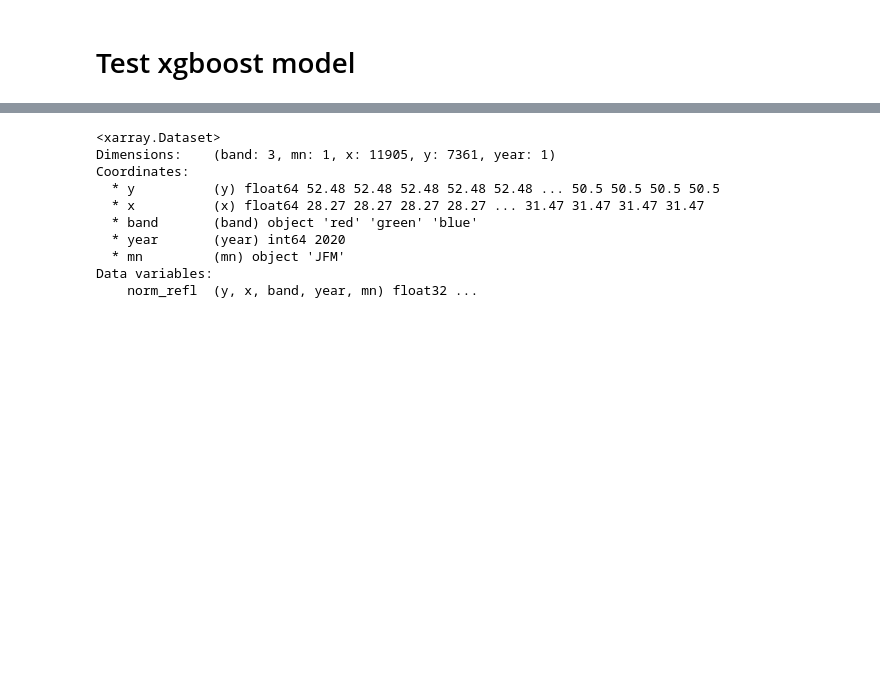
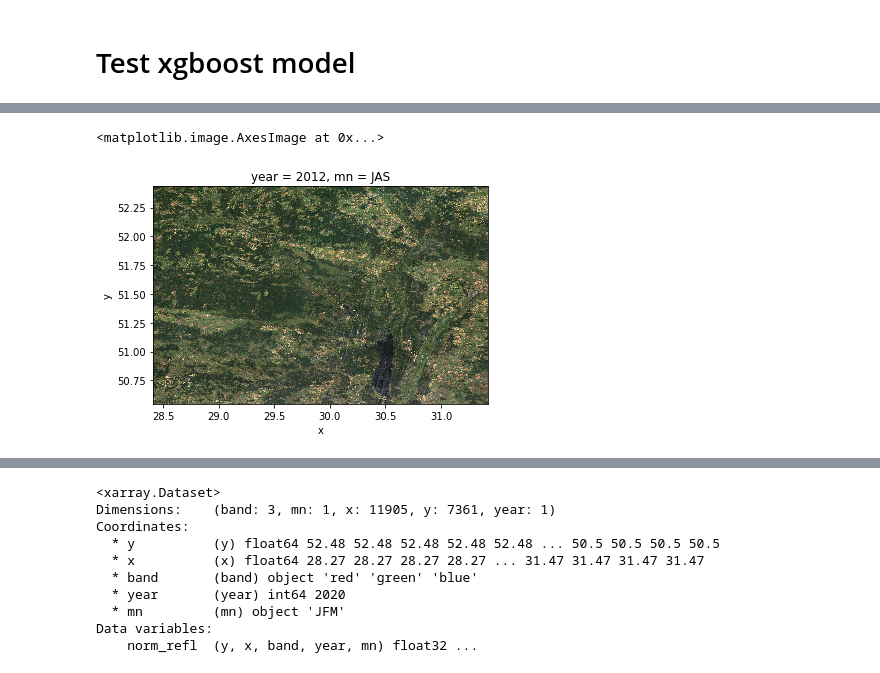
Before and after one commit to ai4er-cdt/geograph, a Jupyter notebook: notebooks/exploratory/sdat2-4-debug-np-load.ipynb, the cells around one changed output, grey strips where cells are left out. Cells and saved outputs as stored; diff of their text form; code cells hidden in the pictures; blank space fills up the shorter version.

Commit message:
ext: new plotting transforms for superclasses, changed preprocess

```diff
--- a/notebooks/exploratory/sdat2-4-debug-np-load.ipynb
+++ b/notebooks/exploratory/sdat2-4-debug-np-load.ipynb
@@ -15,0 +38,19 @@ import src.models.xgb as xgb
+# %%
+from src.preprocessing.load_landsat_esa import return_xy_npa, y_npa_to_xr, x_npa_to_xr, return_x_y_da
+
+cfd = {
+        "start_year_i": 14,
+        "mid_year_i": 19,
+        "end_year_i": 21,
+        "take_esa_coords": False,
+        "use_ffil": True,
+        "use_mfd": False,
+        "use_ir": False
+    }
+# %%
+x_da, y_da = return_x_y_da(
+        take_esa_coords=cfd["take_esa_coords"],
+        use_ffil=cfd["use_ffil"],
+        use_mfd=cfd["use_mfd"],
+        prefer_remake=False,
+    )
@@ -15,0 +95,5 @@ import src.models.xgb as xgb
+# %%
+x_da.isel(year=20, mn=2).plot.imshow()
+# %% [output]
+<matplotlib.image.AxesImage at 0x...>
+[figure, added]
```
Also changed, not shown: parts of 77 cells of this notebook, 5 other files.
